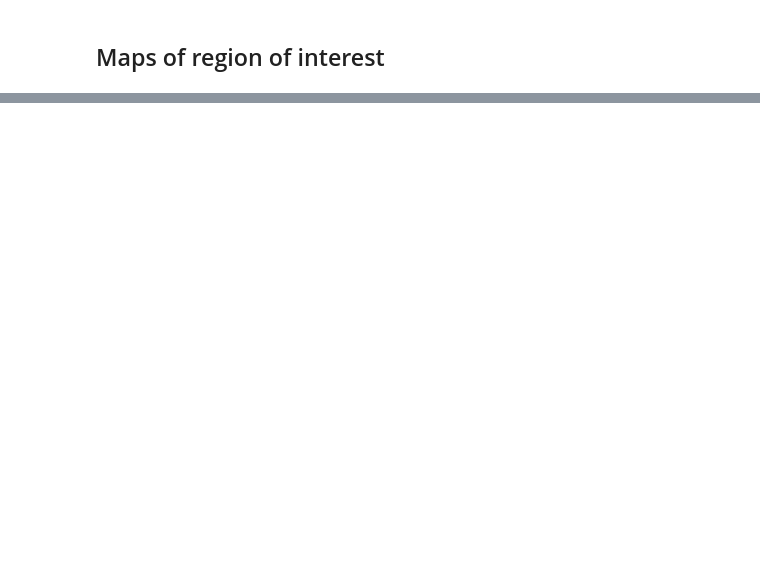
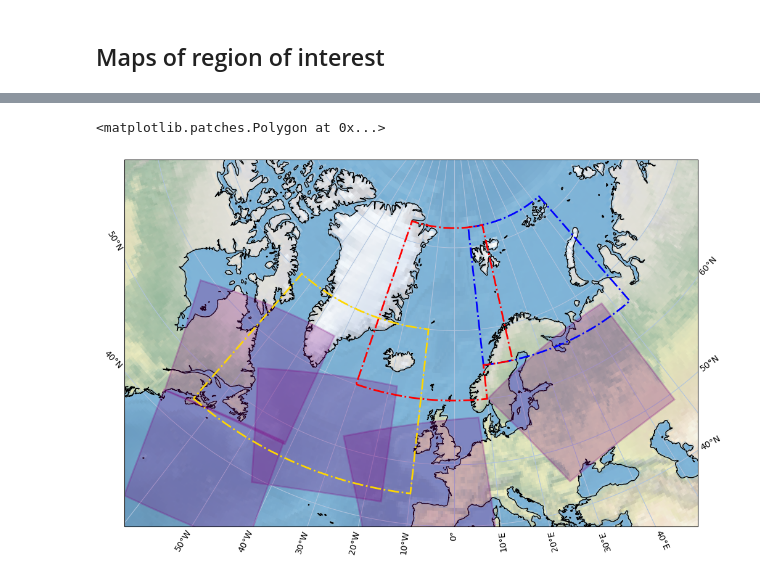
Before and after one commit to flogrows/phd-notebooks, a Jupyter notebook: Maps.ipynb, the cells around one changed output, grey strips where cells are left out. Drawn from its saved outputs; the diff is of its cells as text; code cells hidden in the pictures; blank space fills up the shorter version.

```diff
--- a/Maps.ipynb
+++ b/Maps.ipynb
@@ -51,0 +123,47 @@ ax.add_patch(bb1)
+# %%
+# Daylight only (1st January 2022)
+
+polygons = ['65.32226 -42.39235 58.514522 -86.250366 42.804302 -71.002899 47.005119 -41.373433 65.32226 -42.39235',
+ '47.355108 -41.852758 42.828844 -71.218032 25.718668 -63.00483 29.083026 -39.478961 47.355108 -41.852758',
+ '61.318066 -17.746412 55.218148 -57.135056 39.057687 -44.117497 43.005353 -16.280522 61.318066 -17.746412',
+ '57.306491 7.002137 51.77438 -28.732424 35.261994 -17.484584 39.000952 8.815947 57.306491 7.002137',
+ '67.217374 56.778663 60.019309 10.248747 44.567812 26.753399 48.904819 57.451957 67.217374 56.778663']
+# %%
+fig = plt.figure(figsize=[12,8])
+
+map_proj = ccrs.LambertConformal(central_longitude=0)
+map_proj._threshold /= 100
+
+ax = plt.axes(projection=map_proj)
+ax.set_extent([-80,55,40,85], crs=ccrs.PlateCarree())
+ax.coastlines(resolution='50m')
+ax.stock_img()
+
+gl = ax.gridlines(draw_labels=True, color = 'lightsteelblue',  xlocs = [x for x in range(-60,70,10)], \
+                  ylocs = [y for y in range(40,90,10)], x_inline=False, y_inline=False, zorder=1)
+gl.top_labels = False
+
+for polygon in polygons:
+    polygon = polygon.split()
+    polygon = [float(x) for x in polygon]
+    polygon = [(polygon[i+1], polygon[i]) for i in range(0, len(polygon), 2)] # need to swap lat/lon
+
+    polygon_patch = patches.Polygon(xy=polygon, edgecolor='purple', facecolor='purple', alpha=0.25,
+                                linewidth=2, transform=ccrs.Geodetic(), zorder=2) # ? Projection
+    ax.add_patch(polygon_patch)
+
+
+# Barents Sea subregion
+barents_box = patches.Polygon(xy=barents_corners, edgecolor='blue', fc='none', lw=2, ls='-.', transform=ccrs.PlateCarree(), zorder=3)
+ax.add_patch(barents_box)
+
+# Greenland-Iceland-Norwegian Seas subregion
+gin_box = patches.Polygon(xy=gin_corners, edgecolor='red', fc='none', lw=2, ls='-.', transform=ccrs.PlateCarree(), zorder=4)
+ax.add_patch(gin_box)
+
+# Labrador Sea subregion
+labrador_box = patches.Polygon(xy=labrador_corners, edgecolor='gold', fc='none', lw=2, ls='-.', transform=ccrs.PlateCarree(), zorder=5)
+ax.add_patch(labrador_box)
+# %% [output]
+<matplotlib.patches.Polygon at 0x...>
+[figure, added]
```
Also changed, not shown: parts of 3 cells of this notebook.
